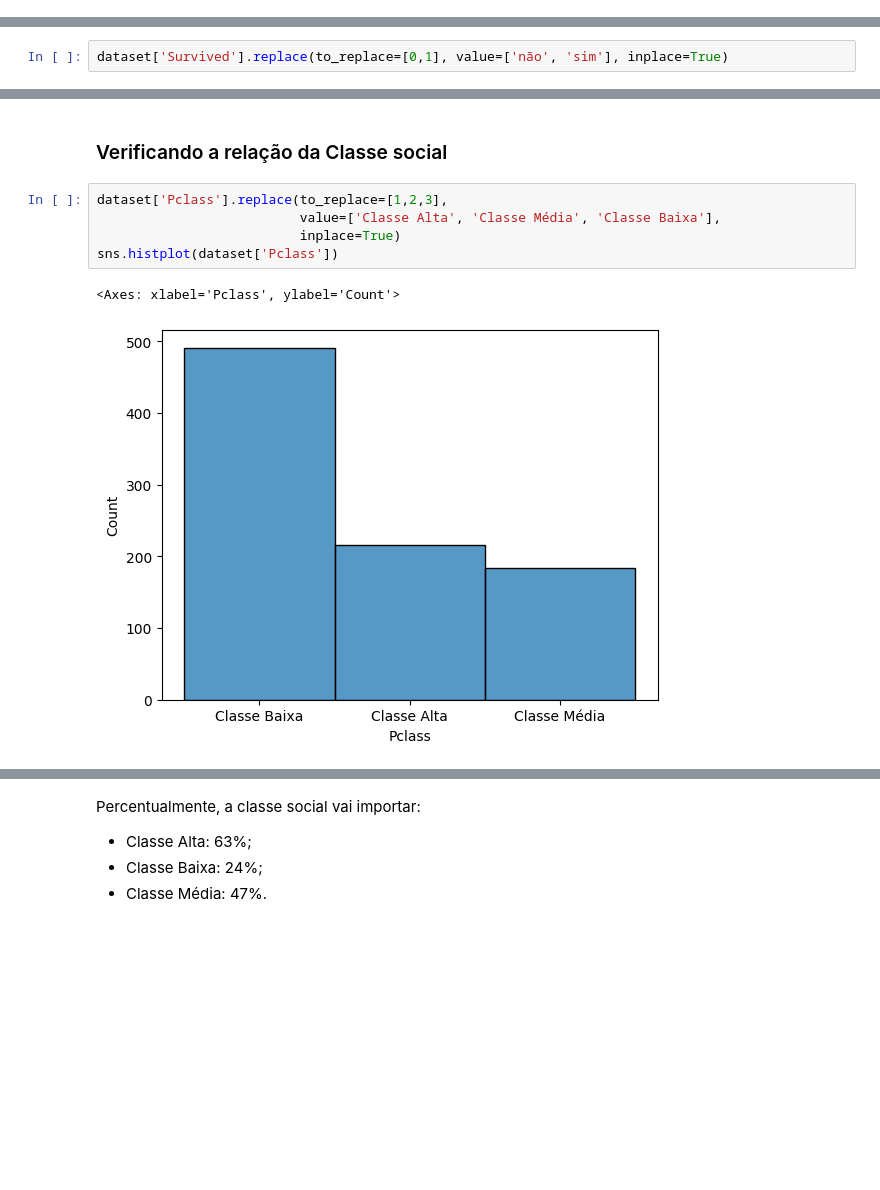
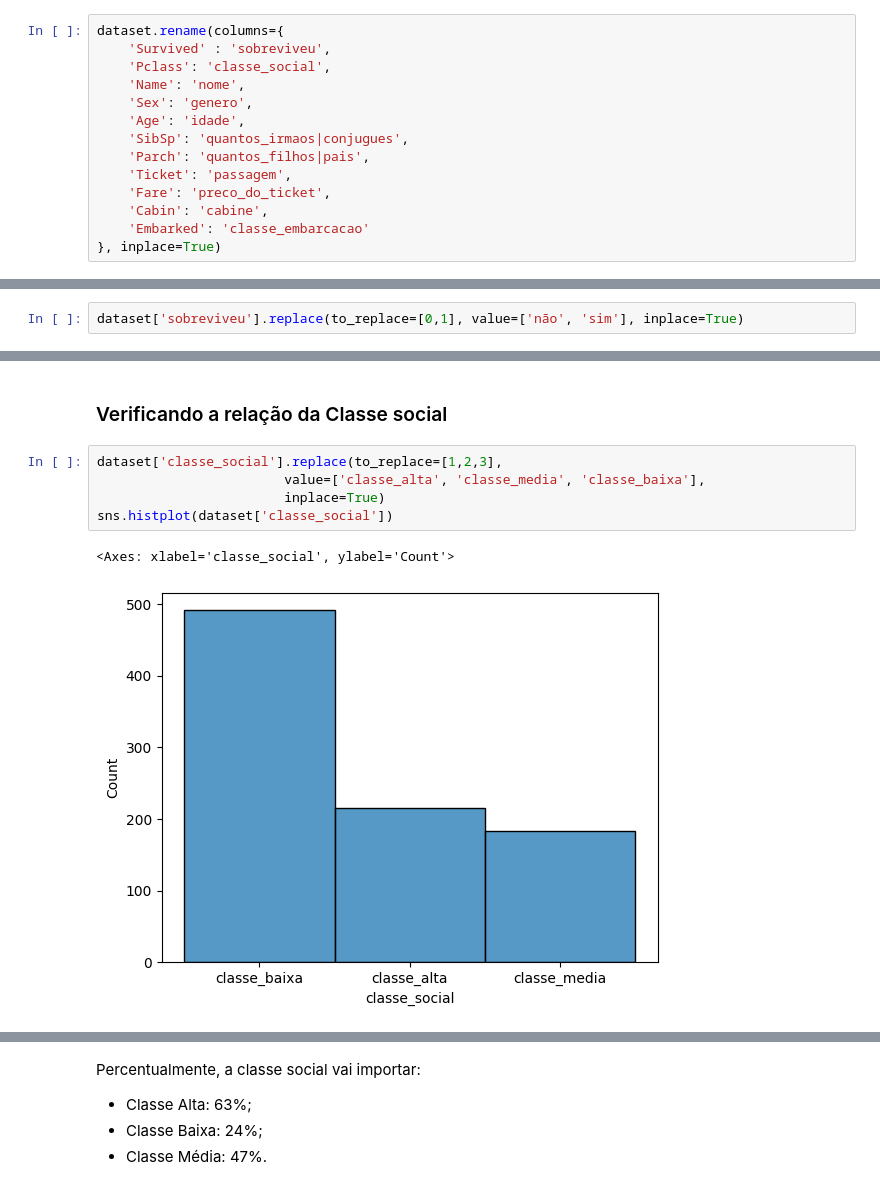
Before and after one commit to Gabriel-Emannuel/desenvolvimento_notebooks, a Jupyter notebook: titanic/exploracao/EDA.ipynb, the cells around one changed output, grey strips where cells are left out. Saved outputs shown, nothing was run; the diff lists cells and outputs as text; blank space fills up the shorter version.

```diff
--- a/titanic/exploracao/EDA.ipynb
+++ b/titanic/exploracao/EDA.ipynb
@@ -43,0 +29,14 @@ dataset
+# %%
+dataset.rename(columns={
+    'Survived' : 'sobreviveu',
+    'Pclass': 'classe_social',
+    'Name': 'nome',
+    'Sex': 'genero',
+    'Age': 'idade',
+    'SibSp': 'quantos_irmaos|conjugues',
+    'Parch': 'quantos_filhos|pais',
+    'Ticket': 'passagem',
+    'Fare': 'preco_do_ticket',
+    'Cabin': 'cabine',
+    'Embarked': 'classe_embarcacao'
+}, inplace=True)
@@ -46,5 +61,5 @@ dataset
 # %% [markdown]
 ### Verificando Taxa de Sobrevivência
 # %%
-dataset['Survived'].replace(to_replace=[0,1], value=['não', 'sim'], inplace=True)
+dataset['sobreviveu'].replace(to_replace=[0,1], value=['não', 'sim'], inplace=True)
 # %%
@@ -55,11 +70,11 @@ sns.histplot(dataset['Survived'])
 # %% [markdown]
 ### Verificando a relação da Classe social
 # %%
-dataset['Pclass'].replace(to_replace=[1,2,3],
-                          value=['Classe Alta', 'Classe Média', 'Classe Baixa'],
-                          inplace=True)
-sns.histplot(dataset['Pclass'])
+dataset['classe_social'].replace(to_replace=[1,2,3],
+                        value=['classe_alta', 'classe_media', 'classe_baixa'],
+                        inplace=True)
+sns.histplot(dataset['classe_social'])
 # %% [output]
-<Axes: xlabel='Pclass', ylabel='Count'>
+<Axes: xlabel='classe_social', ylabel='Count'>
-[figure, old version]
+[figure, new version]
 # %%
```
Also changed, not shown: parts of 45 cells of this notebook.
